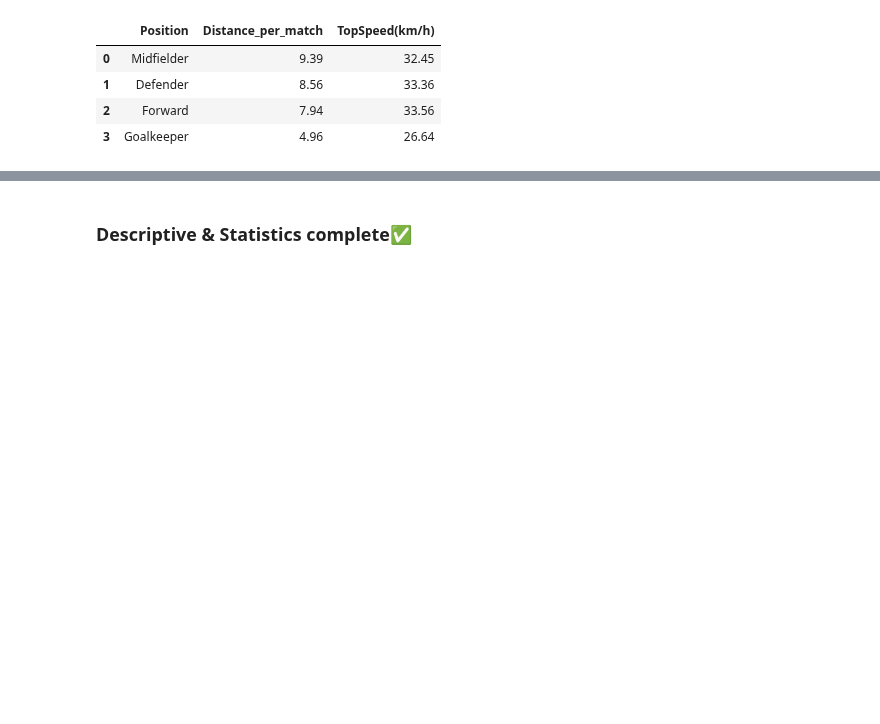
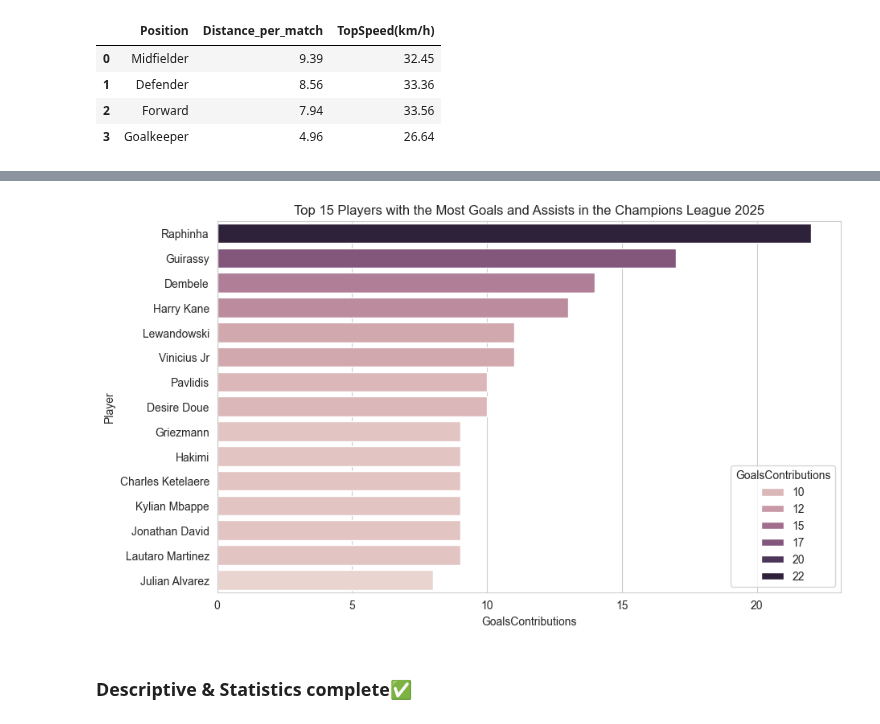
Before and after one commit to ArberKuqi/PythonDataScience_Project, a Jupyter notebook: ChampionsData/02-descriptive_statistics.ipynb, the cells around one changed output, grey strips where cells are left out. Saved outputs shown, nothing was run; the diff lists cells and outputs as text; code cells hidden in the pictures; blank space fills up the shorter version.

```diff
--- a/ChampionsData/02-descriptive_statistics.ipynb
+++ b/ChampionsData/02-descriptive_statistics.ipynb
@@ -547,0 +550,5 @@ position_stats
+# %%
+ucl['GoalsContributions'] = ucl['Goals'] + ucl['Assists']
+# %%
+# Group by player name and calculate the total goals scored and assists by players
+player_goalscontributions = ucl.groupby('Player')['GoalsContributions'].sum().sort_values(ascending=False)
@@ -547,0 +561,4 @@ position_stats
+# %%
+# Display the goal count for top 10 players
+top_10_players = player_goalscontributions.head(15)
+top_10_players
@@ -548,2 +583,12 @@ position_stats
+# %%
+# Create a bar chart for the top 10 players
+plt.figure(figsize=(10, 6))
+sns.barplot(x=top_10_players, y=top_10_players.index,hue=top_10_players)
+plt.xlabel('GoalsContributions')
+plt.ylabel('Player')
+plt.title('Top 15 Players with the Most Goals and Assists in the Champions League 2025')
+plt.show()
+# %% [output]
+[figure, added]
 # %% [markdown]
 ### Descriptive & Statistics complete✅
```
Also changed, not shown: parts of 4 cells of this notebook, 2 other files.
